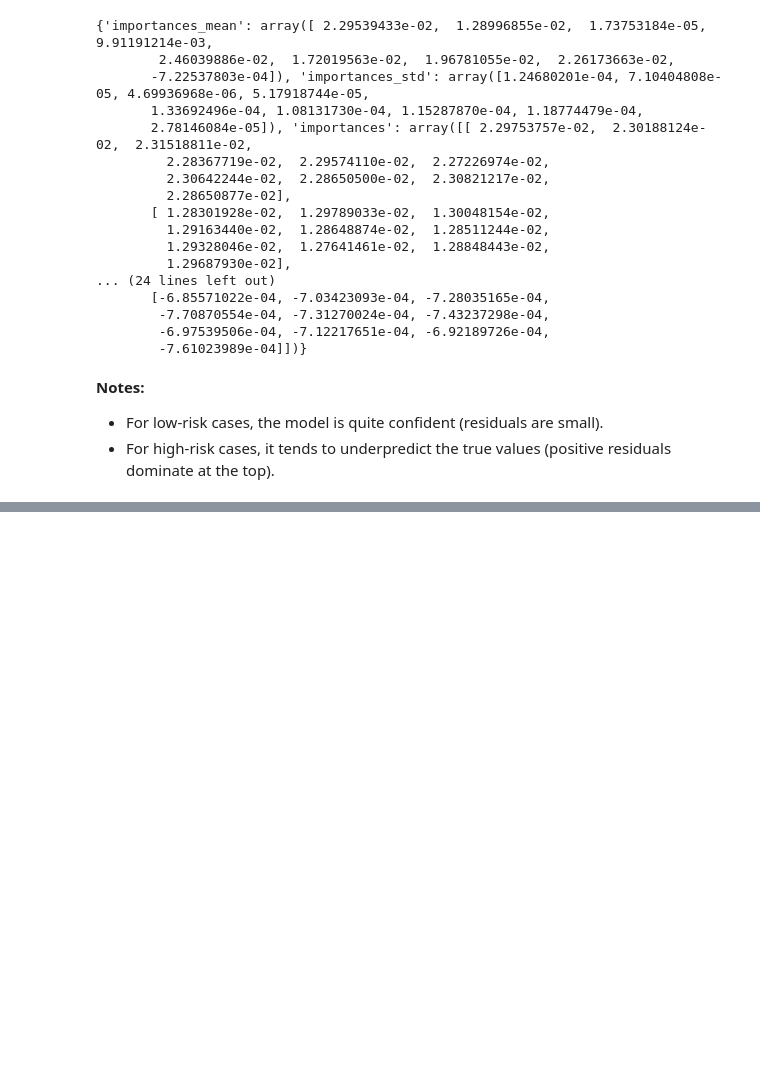
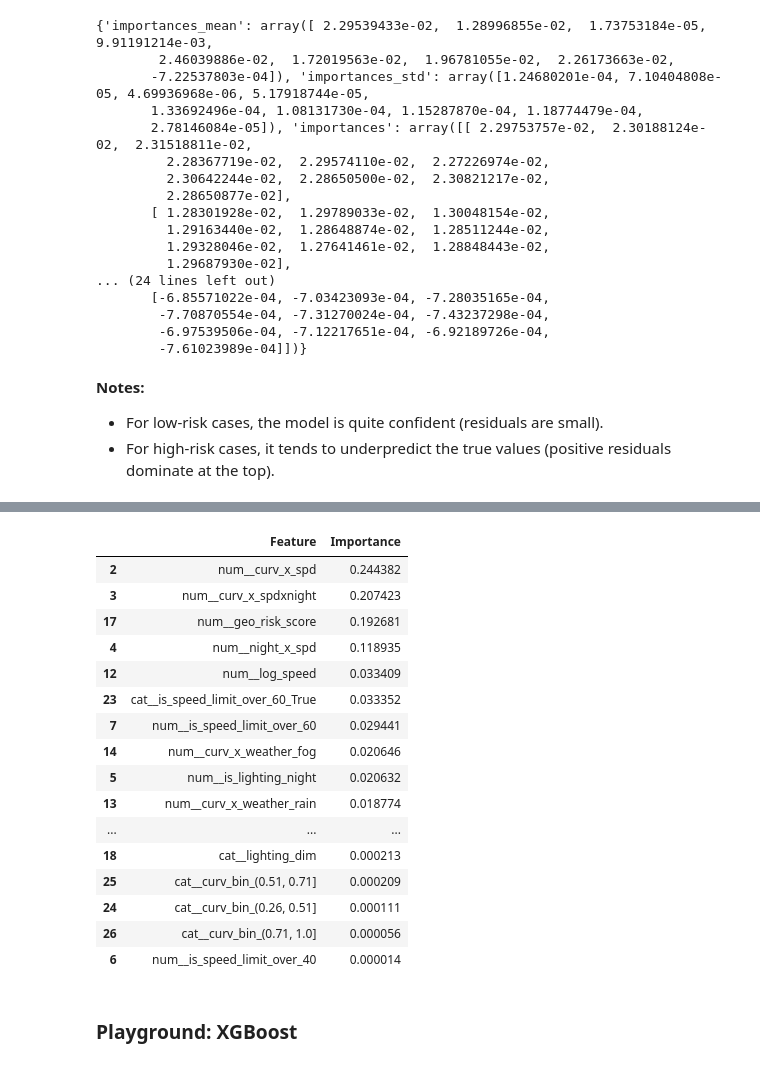
Before and after one commit to fonsecagabriella/kaggle, a Jupyter notebook: 10_predicting_road_accident_risk/01_models.ipynb, the cells around one changed output, grey strips where cells are left out. Cells and saved outputs as stored; diff of their text form; code cells hidden in the pictures; blank space fills up the shorter version.

```diff
--- a/10_predicting_road_accident_risk/01_models.ipynb
+++ b/10_predicting_road_accident_risk/01_models.ipynb
@@ -1192,0 +1737,15 @@ print(perm)
+# %%
+num_features = ['curv_x_spd',
+ 'curv_x_spdxnight',
+ 'geo_risk_score',
+ 'night_x_spd',
+ 'is_lighting_night',
+ 'curv_x_weather_rain',
+ 'curv_x_weather_fog',
+ 'curvature']
+
+# ['curvature', 'curv_x_night', 'curv_x_spd', 'curv_x_spdxnight', 'night_x_spd']
+# %%
+cat_features = ['lighting', 'weather', 'is_accidents_over_2', 'is_speed_limit_over_60']
+
+#['lighting', 'weather', 'is_accidents_over_2', 'is_speed_limit_over_60']
@@ -1192,0 +1812,6 @@ print(perm)
+# %%
+# --- 6) Fit + evaluate quickly ---
+model_gbr.fit(X_train_fe, y_train)
+preds = model_gbr.predict(X_test_fe)
+rmse = root_mean_squared_error(y_test, preds)
+print(f"RMSE with engineered features: {rmse:.5f}")
@@ -1192,0 +1832,40 @@ print(perm)
+# %%
+# Get fitted preprocessor
+preprocessor = model_gbr.named_steps["preprocessor"]
+
+# Extract the transformed feature names
+feature_names = preprocessor.get_feature_names_out()
+
+# Get feature importances from the fitted GBR model
+importances = model_gbr.named_steps["gbr"].feature_importances_
+
+# Combine into a DataFrame
+feat_importance = pd.DataFrame({
+    "Feature": feature_names,
+    "Importance": importances
+}).sort_values(by="Importance", ascending=False)
+
+display(feat_importance)
+
+num = ["curv_x_spd","curv_x_spdxnight", "geo_risk_score", "night_x_spd", "is_lighting_night", "curv_x_weather_rain", "curv_x_weather_fog"]
+cat = ["is_speed_limit_over_60", "is_accidents_over_2"]
+# %% [output]
+|  | Feature | Importance |
+| 2 | num__curv_x_spd | 0.244382 |
+| 3 | num__curv_x_spdxnight | 0.207423 |
+| 17 | num__geo_risk_score | 0.192681 |
+| 4 | num__night_x_spd | 0.118935 |
+| 12 | num__log_speed | 0.033409 |
+| 23 | cat__is_speed_limit_over_60_True | 0.033352 |
+| 7 | num__is_speed_limit_over_60 | 0.029441 |
+| 14 | num__curv_x_weather_fog | 0.020646 |
+| 5 | num__is_lighting_night | 0.020632 |
+| 13 | num__curv_x_weather_rain | 0.018774 |
+| ... | ... | ... |
+| 18 | cat__lighting_dim | 0.000213 |
+| 25 | cat__curv_bin_(0.51, 0.71] | 0.000209 |
+| 24 | cat__curv_bin_(0.26, 0.51] | 0.000111 |
+| 26 | cat__curv_bin_(0.71, 1.0] | 0.000056 |
+| 6 | num__is_speed_limit_over_40 | 0.000014 |
+# %% [markdown]
+### Playground: XGBoost
```
Also changed, not shown: parts of 76 cells of this notebook, 11 other files.
